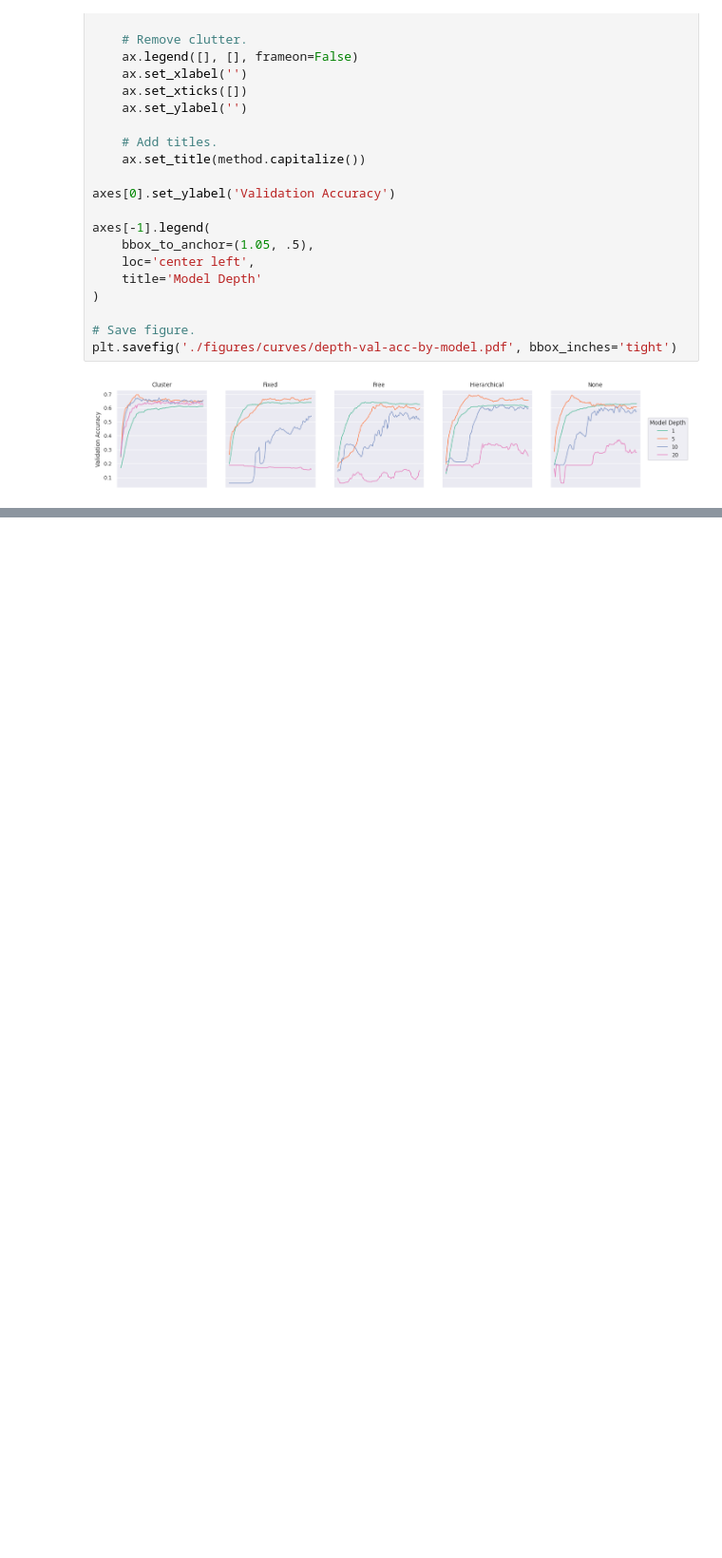
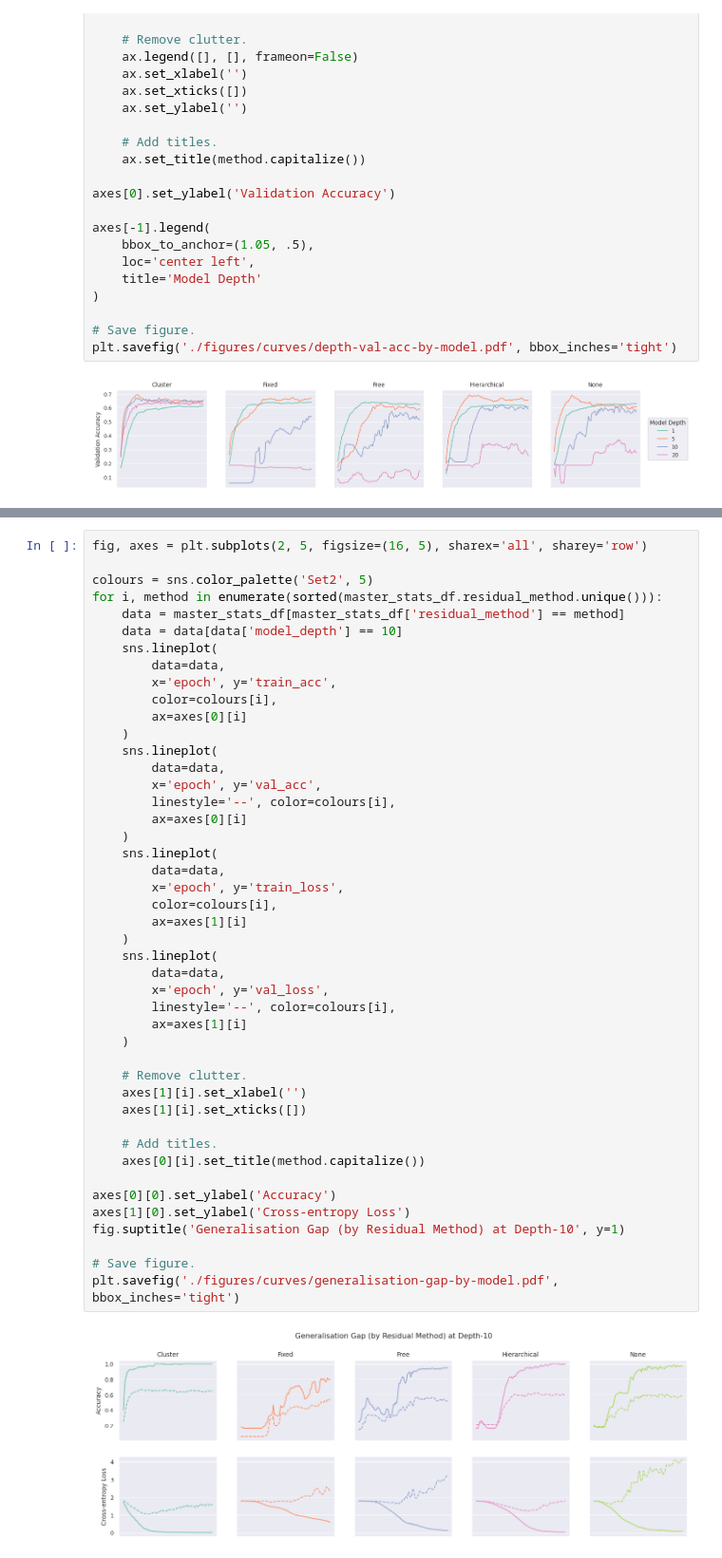
Before and after one commit to BenPrie/semantic-oversmoothing, a Jupyter notebook: training.ipynb, the cells around one changed output, grey strips where cells are left out. Shown at 95% size. Drawn from its saved outputs; the diff is of its cells as text; blank space fills up the shorter version.

```diff
--- a/training.ipynb
+++ b/training.ipynb
@@ -450,0 +535,47 @@ plt.savefig('./figures/curves/depth-val-acc-by-model.pdf', bbox_inches='tight')
+# %%
+fig, axes = plt.subplots(2, 5, figsize=(16, 5), sharex='all', sharey='row')
+
+colours = sns.color_palette('Set2', 5)
+for i, method in enumerate(sorted(master_stats_df.residual_method.unique())):
+    data = master_stats_df[master_stats_df['residual_method'] == method]
+    data = data[data['model_depth'] == 10]
+    sns.lineplot(
+        data=data,
+        x='epoch', y='train_acc',
+        color=colours[i],
+        ax=axes[0][i]
+    )
+    sns.lineplot(
+        data=data,
+        x='epoch', y='val_acc',
+        linestyle='--', color=colours[i],
+        ax=axes[0][i]
+    )
+    sns.lineplot(
+        data=data,
+        x='epoch', y='train_loss',
+        color=colours[i],
+        ax=axes[1][i]
+    )
+    sns.lineplot(
+        data=data,
+        x='epoch', y='val_loss',
+        linestyle='--', color=colours[i],
+        ax=axes[1][i]
+    )
+
+    # Remove clutter.
+    axes[1][i].set_xlabel('')
+    axes[1][i].set_xticks([])
+
+    # Add titles.
+    axes[0][i].set_title(method.capitalize())
+
+axes[0][0].set_ylabel('Accuracy')
+axes[1][0].set_ylabel('Cross-entropy Loss')
+fig.suptitle('Generalisation Gap (by Residual Method) at Depth-10', y=1)
+
+# Save figure.
+plt.savefig('./figures/curves/generalisation-gap-by-model.pdf', bbox_inches='tight')
+# %% [output]
+[figure, added]
```
Also changed, not shown: parts of 3 cells of this notebook, 1 other file.
